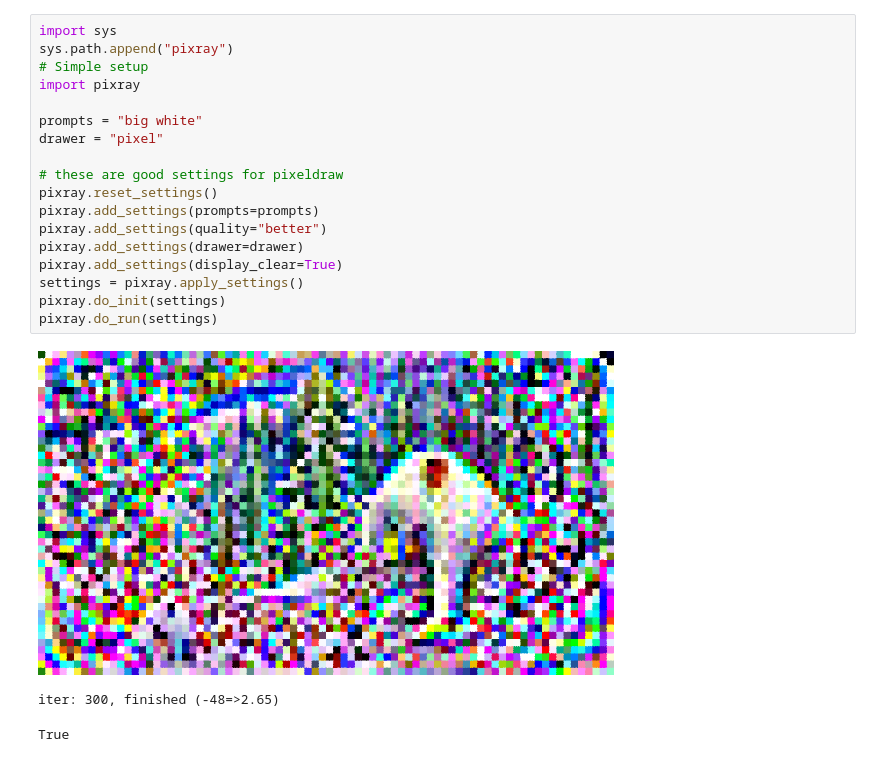
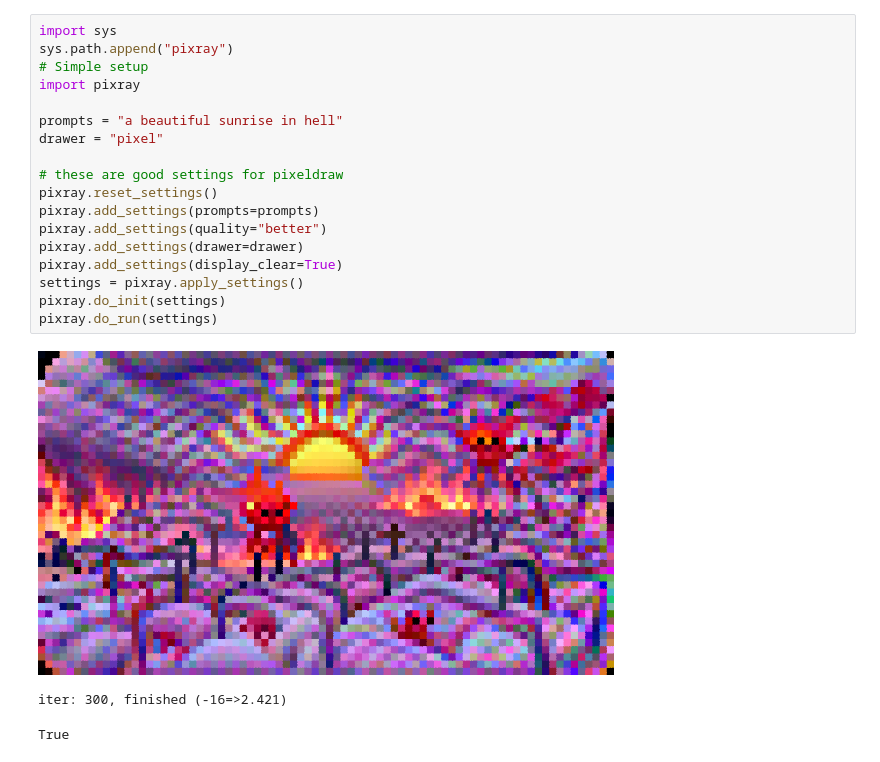
Before and after one commit to pixray/pixray_notebooks, a Jupyter notebook: pixray_minimal.ipynb, the cells around one changed output. Saved outputs shown, nothing was run; the diff lists cells and outputs as text.

```diff
--- a/pixray_minimal.ipynb
+++ b/pixray_minimal.ipynb
@@ -42,22 +45,22 @@ Please choose Runtime -> Restart Runtime from the menu
 # %%
 import sys
 sys.path.append("pixray")
 # Simple setup
 import pixray
 
-prompts = "big white"
+prompts = "a beautiful sunrise in hell"
 drawer = "pixel"
 
 # these are good settings for pixeldraw
 pixray.reset_settings()
 pixray.add_settings(prompts=prompts)
 pixray.add_settings(quality="better")
 pixray.add_settings(drawer=drawer)
 pixray.add_settings(display_clear=True)
 settings = pixray.apply_settings()
 pixray.do_init(settings)
 pixray.do_run(settings)
 # %% [output]
-[figure, old version]
+[figure, new version]
-iter: 300, finished (-48=>2.65)
+iter: 300, finished (-16=>2.421)
 True
```
Also changed, not shown: parts of 2 cells of this notebook.
